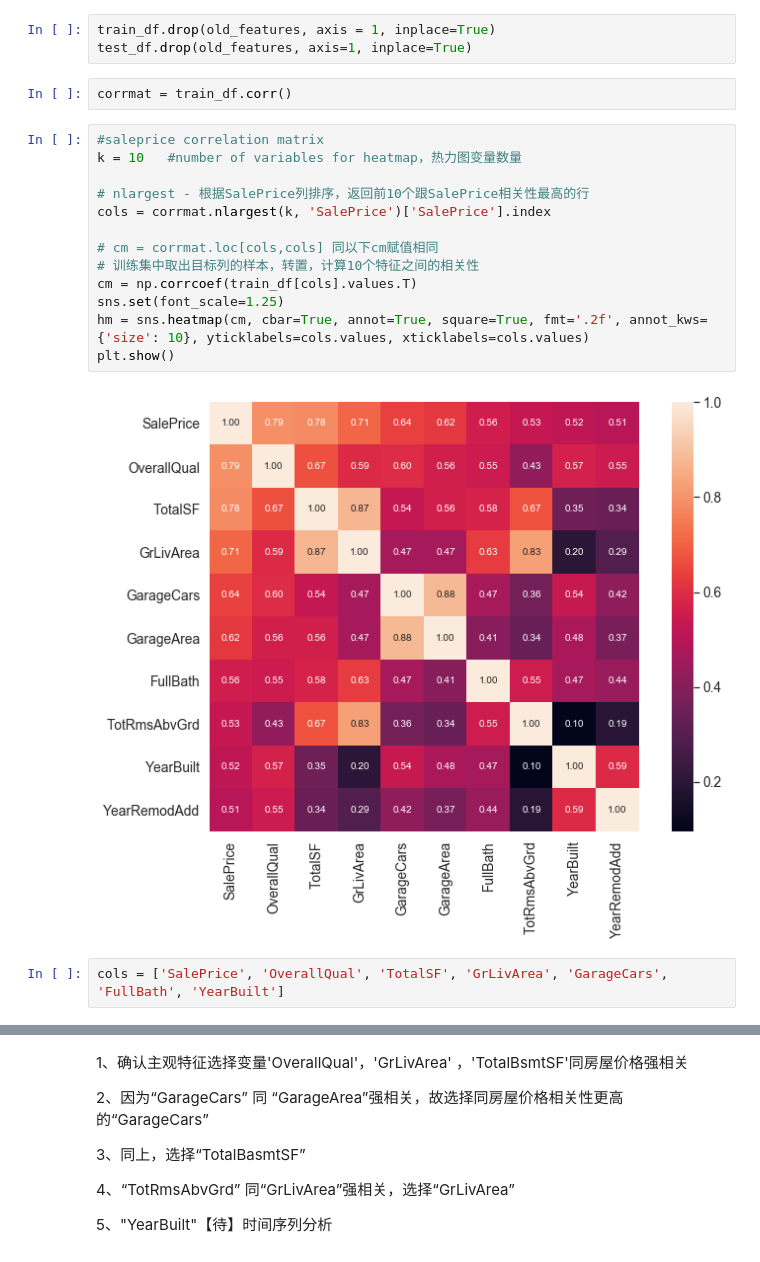
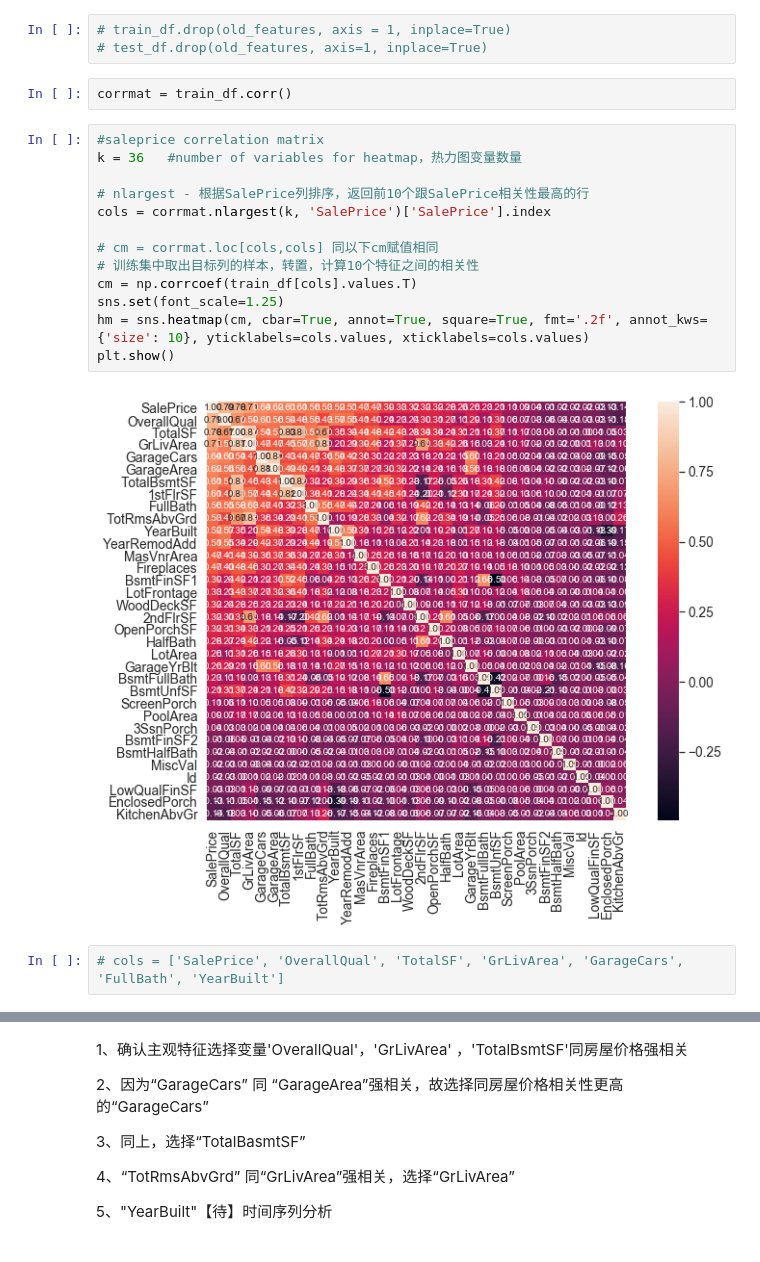
Before and after one commit to Gyczero/Kaggle-Solutions, a Jupyter notebook: House Prices/Untitled.ipynb, the cells around one changed output, grey strips where cells are left out. Drawn from its saved outputs; the diff is of its cells as text.

```diff
--- a/House Prices/Untitled.ipynb
+++ b/House Prices/Untitled.ipynb
@@ -472,27 +472,27 @@ train_df['SalePrice'].corr(train_df['TotalSF'])
 0.613580551559
 0.7822600527979845
 # %%
-train_df.drop(old_features, axis = 1, inplace=True)
-test_df.drop(old_features, axis=1, inplace=True)
+# train_df.drop(old_features, axis = 1, inplace=True)
+# test_df.drop(old_features, axis=1, inplace=True)
 # %%
 corrmat = train_df.corr()
 # %%
 #saleprice correlation matrix
-k = 10   #number of variables for heatmap，热力图变量数量
+k = 36   #number of variables for heatmap，热力图变量数量
 
 # nlargest - 根据SalePrice列排序，返回前10个跟SalePrice相关性最高的行
 cols = corrmat.nlargest(k, 'SalePrice')['SalePrice'].index
 
 # cm = corrmat.loc[cols,cols] 同以下cm赋值相同
 # 训练集中取出目标列的样本，转置，计算10个特征之间的相关性
 cm = np.corrcoef(train_df[cols].values.T)
 sns.set(font_scale=1.25)
 hm = sns.heatmap(cm, cbar=True, annot=True, square=True, fmt='.2f', annot_kws={'size': 10}, yticklabels=cols.values, xticklabels=cols.values)
 plt.show()
 # %% [output]
-[figure, old version]
+[figure, new version]
 # %%
-cols = ['SalePrice', 'OverallQual', 'TotalSF', 'GrLivArea', 'GarageCars', 'FullBath', 'YearBuilt']
+# cols = ['SalePrice', 'OverallQual', 'TotalSF', 'GrLivArea', 'GarageCars', 'FullBath', 'YearBuilt']
 # %%
 # # # print train_df['FullBath'].value_counts().plot.bar()
 # var = 'FullBath'  # 浴室的品质
```
Also changed, not shown: parts of 95 cells of this notebook, 2 other files.
